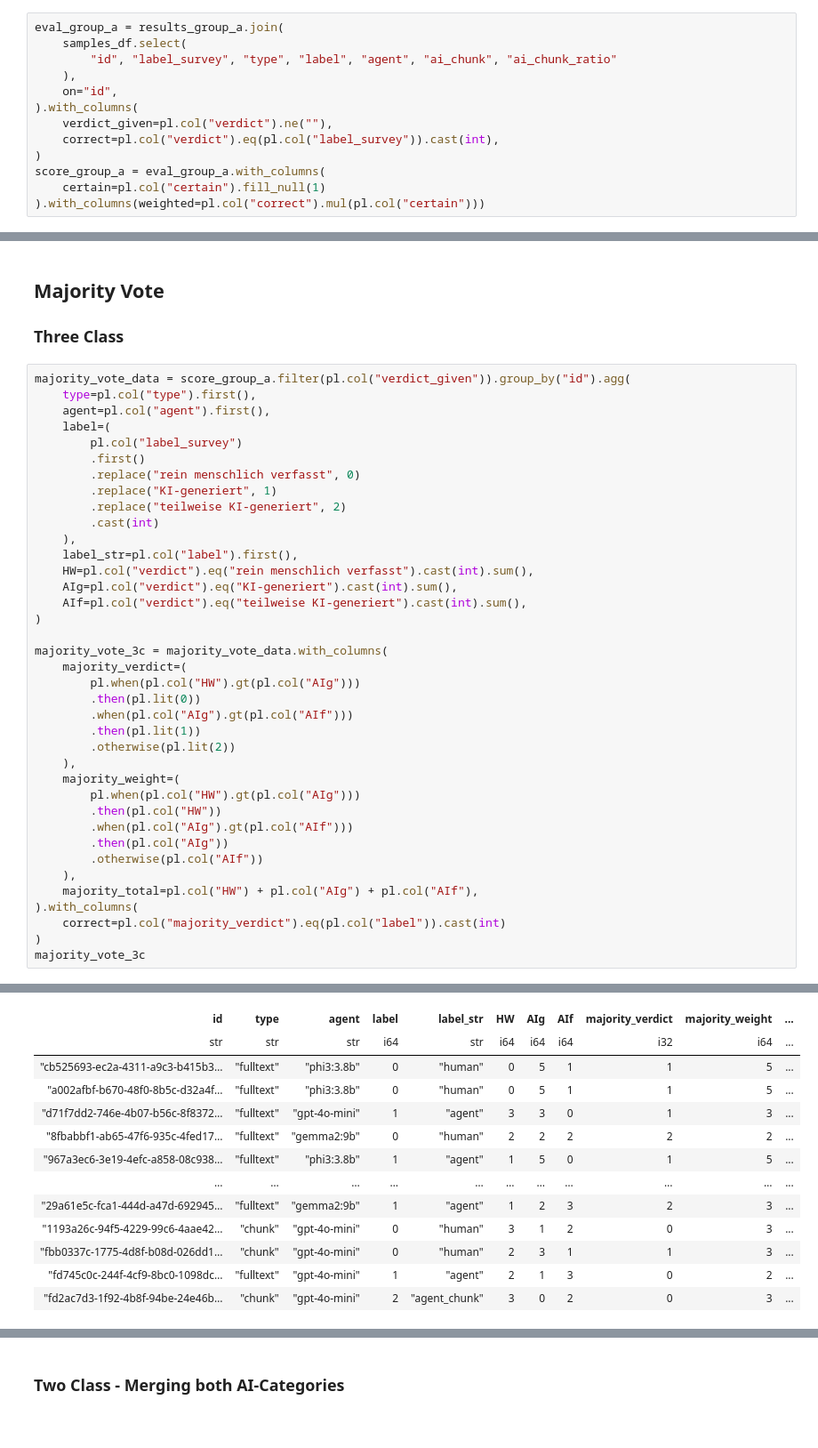
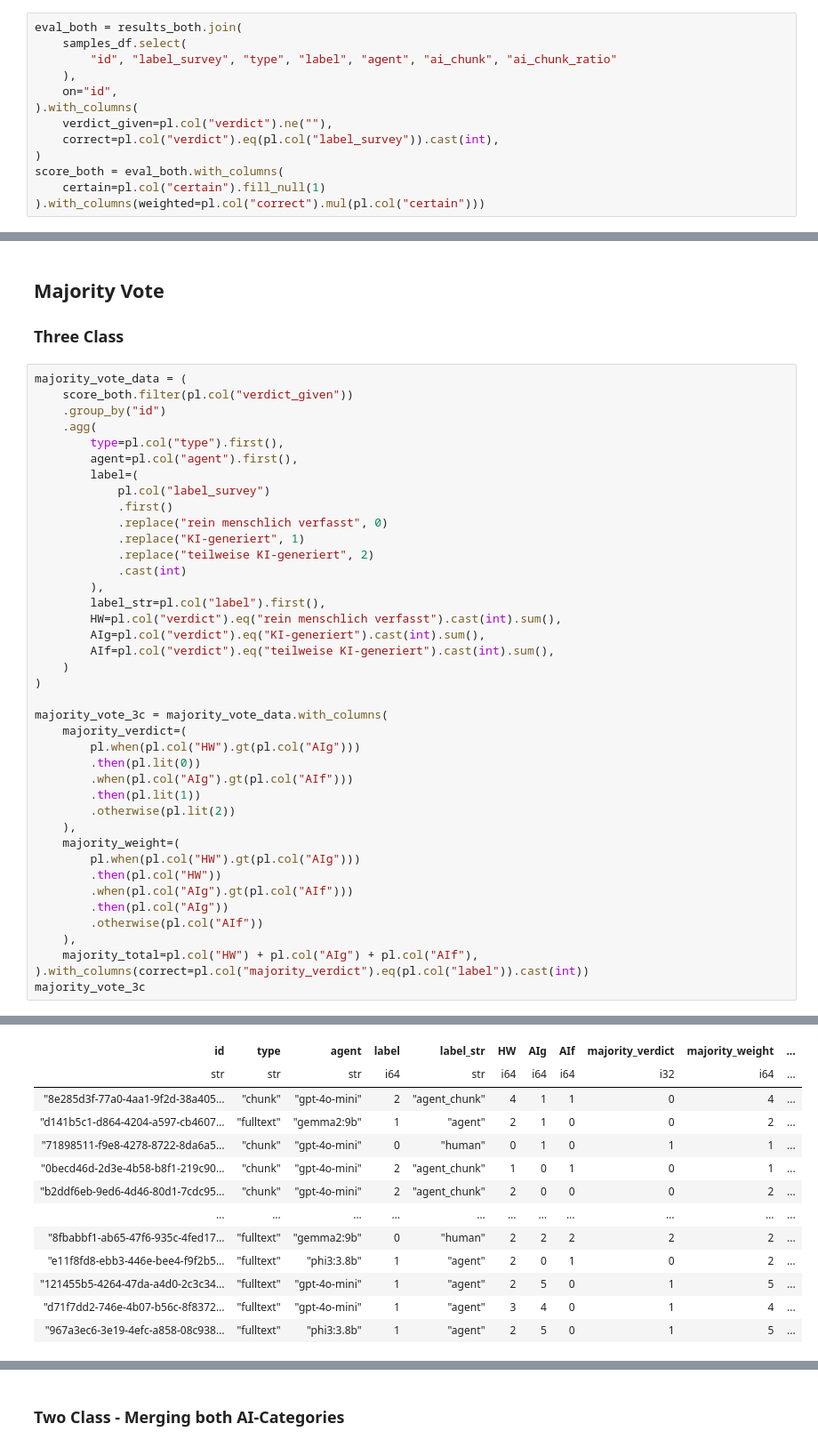
Before and after one commit to TheItCrOw/PrismAI, a Jupyter notebook: src/lrec_2026-GhostWriter-evaluation.ipynb, the cells around one changed output, grey strips where cells are left out. Shown at 89% size. Drawn from its saved outputs; the diff is of its cells as text.

```diff
--- a/src/lrec_2026-GhostWriter-evaluation.ipynb
+++ b/src/lrec_2026-GhostWriter-evaluation.ipynb
@@ -336,5 +380,5 @@ shape: (9, 2)
 # %%
-eval_group_a = results_group_a.join(
+eval_both = results_both.join(
     samples_df.select(
         "id", "label_survey", "type", "label", "agent", "ai_chunk", "ai_chunk_ratio"
     ),
@@ -343,6 +387,6 @@ eval_group_a = results_group_a.join(
     verdict_given=pl.col("verdict").ne(""),
     correct=pl.col("verdict").eq(pl.col("label_survey")).cast(int),
 )
-score_group_a = eval_group_a.with_columns(
+score_both = eval_both.with_columns(
     certain=pl.col("certain").fill_null(1)
 ).with_columns(weighted=pl.col("correct").mul(pl.col("certain")))
@@ -385,21 +521,25 @@ sns.displot(
 ## Majority Vote
 ### Three Class
 # %%
-majority_vote_data = score_group_a.filter(pl.col("verdict_given")).group_by("id").agg(
-    type=pl.col("type").first(),
-    agent=pl.col("agent").first(),
-    label=(
-        pl.col("label_survey")
-        .first()
-        .replace("rein menschlich verfasst", 0)
-        .replace("KI-generiert", 1)
-        .replace("teilweise KI-generiert", 2)
-        .cast(int)
-    ),
-    label_str=pl.col("label").first(),
-    HW=pl.col("verdict").eq("rein menschlich verfasst").cast(int).sum(),
-    AIg=pl.col("verdict").eq("KI-generiert").cast(int).sum(),
-    AIf=pl.col("verdict").eq("teilweise KI-generiert").cast(int).sum(),
+majority_vote_data = (
+    score_both.filter(pl.col("verdict_given"))
+    .group_by("id")
+    .agg(
+        type=pl.col("type").first(),
+        agent=pl.col("agent").first(),
+        label=(
+            pl.col("label_survey")
+            .first()
+            .replace("rein menschlich verfasst", 0)
+            .replace("KI-generiert", 1)
+            .replace("teilweise KI-generiert", 2)
+            .cast(int)
+        ),
+        label_str=pl.col("label").first(),
+        HW=pl.col("verdict").eq("rein menschlich verfasst").cast(int).sum(),
+        AIg=pl.col("verdict").eq("KI-generiert").cast(int).sum(),
+        AIf=pl.col("verdict").eq("teilweise KI-generiert").cast(int).sum(),
+    )
 )
 
 majority_vote_3c = majority_vote_data.with_columns(
@@ -418,8 +558,6 @@ majority_vote_3c = majority_vote_data.with_columns(
         .otherwise(pl.col("AIf"))
     ),
     majority_total=pl.col("HW") + pl.col("AIg") + pl.col("AIf"),
-).with_columns(
-    correct=pl.col("majority_verdict").eq(pl.col("label")).cast(int)
-)
+).with_columns(correct=pl.col("majority_verdict").eq(pl.col("label")).cast(int))
 majority_vote_3c
 # %% [output]
@@ -427,16 +565,16 @@ shape: (20, 12)
 | id | type | agent | label | label_str | HW | AIg | AIf | majority_verdict | majority_weight | ... |
 | str | str | str | i64 | str | i64 | i64 | i64 | i32 | i64 | ... |
-| "cb525693-ec2a-4311-a9c3-b415b3… | "fulltext" | "phi3:3.8b" | 0 | "human" | 0 | 5 | 1 | 1 | 5 | ... |
-| "a002afbf-b670-48f0-8b5c-d32a4f… | "fulltext" | "phi3:3.8b" | 0 | "human" | 0 | 5 | 1 | 1 | 5 | ... |
-| "d71f7dd2-746e-4b07-b56c-8f8372… | "fulltext" | "gpt-4o-mini" | 1 | "agent" | 3 | 3 | 0 | 1 | 3 | ... |
+| "8e285d3f-77a0-4aa1-9f2d-38a405… | "chunk" | "gpt-4o-mini" | 2 | "agent_chunk" | 4 | 1 | 1 | 0 | 4 | ... |
+| "d141b5c1-d864-4204-a597-cb4607… | "fulltext" | "gemma2:9b" | 1 | "agent" | 2 | 1 | 0 | 0 | 2 | ... |
+| "71898511-f9e8-4278-8722-8da6a5… | "chunk" | "gpt-4o-mini" | 0 | "human" | 0 | 1 | 0 | 1 | 1 | ... |
+| "0becd46d-2d3e-4b58-b8f1-219c90… | "chunk" | "gpt-4o-mini" | 2 | "agent_chunk" | 1 | 0 | 1 | 0 | 1 | ... |
+| "b2ddf6eb-9ed6-4d46-80d1-7cdc95… | "chunk" | "gpt-4o-mini" | 2 | "agent_chunk" | 2 | 0 | 0 | 0 | 2 | ... |
+| … | … | … | … | … | … | … | … | … | … | ... |
 | "8fbabbf1-ab65-47f6-935c-4fed17… | "fulltext" | "gemma2:9b" | 0 | "human" | 2 | 2 | 2 | 2 | 2 | ... |
-| "967a3ec6-3e19-4efc-a858-08c938… | "fulltext" | "phi3:3.8b" | 1 | "agent" | 1 | 5 | 0 | 1 | 5 | ... |
-| … | … | … | … | … | … | … | … | … | … | ... |
-| "29a61e5c-fca1-444d-a47d-692945… | "fulltext" | "gemma2:9b" | 1 | "agent" | 1 | 2 | 3 | 2 | 3 | ... |
-| "1193a26c-94f5-4229-99c6-4aae42… | "chunk" | "gpt-4o-mini" | 0 | "human" | 3 | 1 | 2 | 0 | 3 | ... |
-| "fbb0337c-1775-4d8f-b08d-026dd1… | "chunk" | "gpt-4o-mini" | 0 | "human" | 2 | 3 | 1 | 1 | 3 | ... |
-| "fd745c0c-244f-4cf9-8bc0-1098dc… | "fulltext" | "gpt-4o-mini" | 1 | "agent" | 2 | 1 | 3 | 0 | 2 | ... |
-| "fd2ac7d3-1f92-4b8f-94be-24e46b… | "chunk" | "gpt-4o-mini" | 2 | "agent_chunk" | 3 | 0 | 2 | 0 | 3 | ... |
+| "e11f8fd8-ebb3-446e-bee4-f9f2b5… | "fulltext" | "phi3:3.8b" | 1 | "agent" | 2 | 0 | 1 | 0 | 2 | ... |
+| "121455b5-4264-47da-a4d0-2c3c34… | "fulltext" | "gpt-4o-mini" | 1 | "agent" | 2 | 5 | 0 | 1 | 5 | ... |
+| "d71f7dd2-746e-4b07-b56c-8f8372… | "fulltext" | "gpt-4o-mini" | 1 | "agent" | 3 | 4 | 0 | 1 | 4 | ... |
+| "967a3ec6-3e19-4efc-a858-08c938… | "fulltext" | "phi3:3.8b" | 1 | "agent" | 2 | 5 | 0 | 1 | 5 | ... |
 # %%
 majority_vote_3c.group_by("agent", "label_str").agg(
     accuracy=pl.col("correct").mean(),
```
Also changed, not shown: parts of 26 cells of this notebook, 5 other files.
